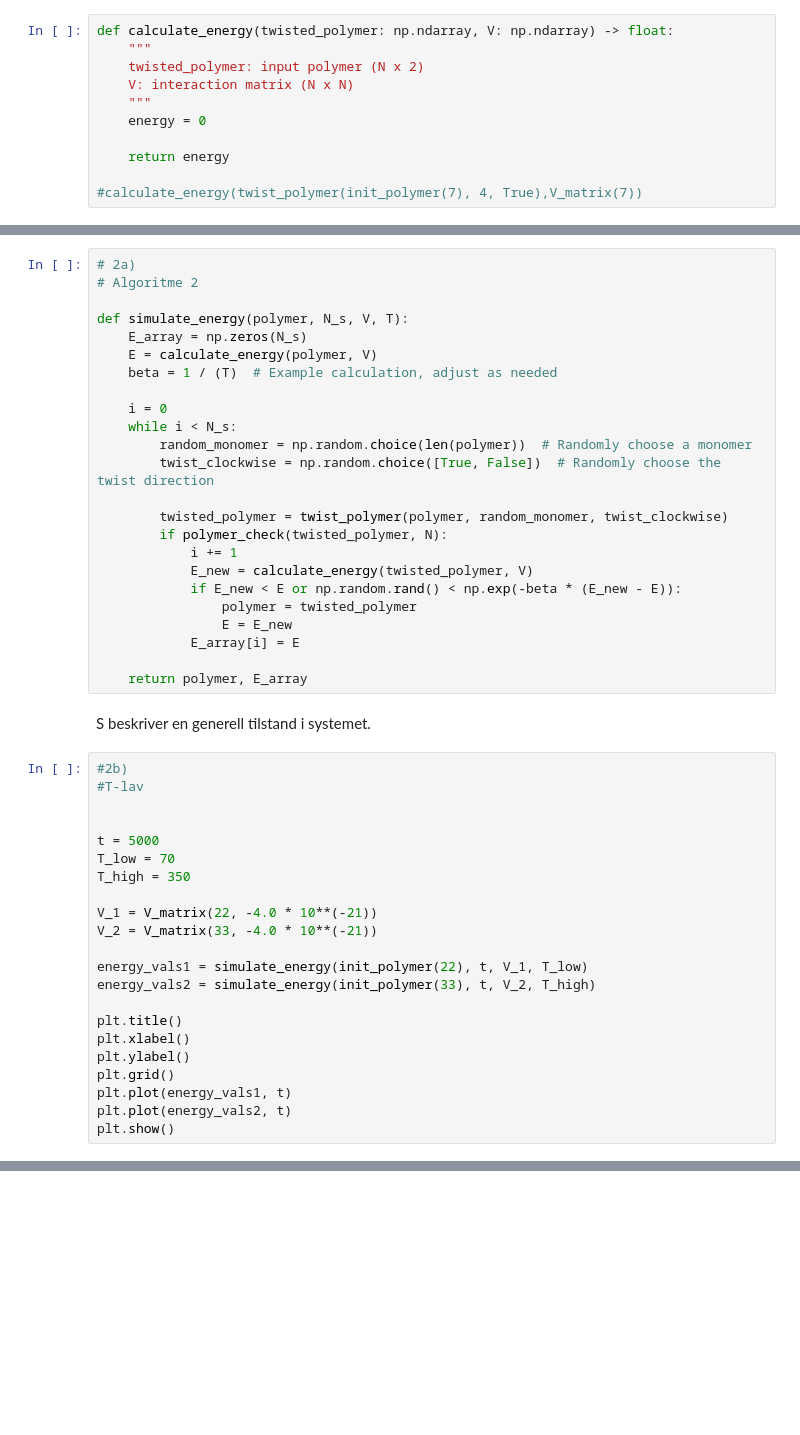
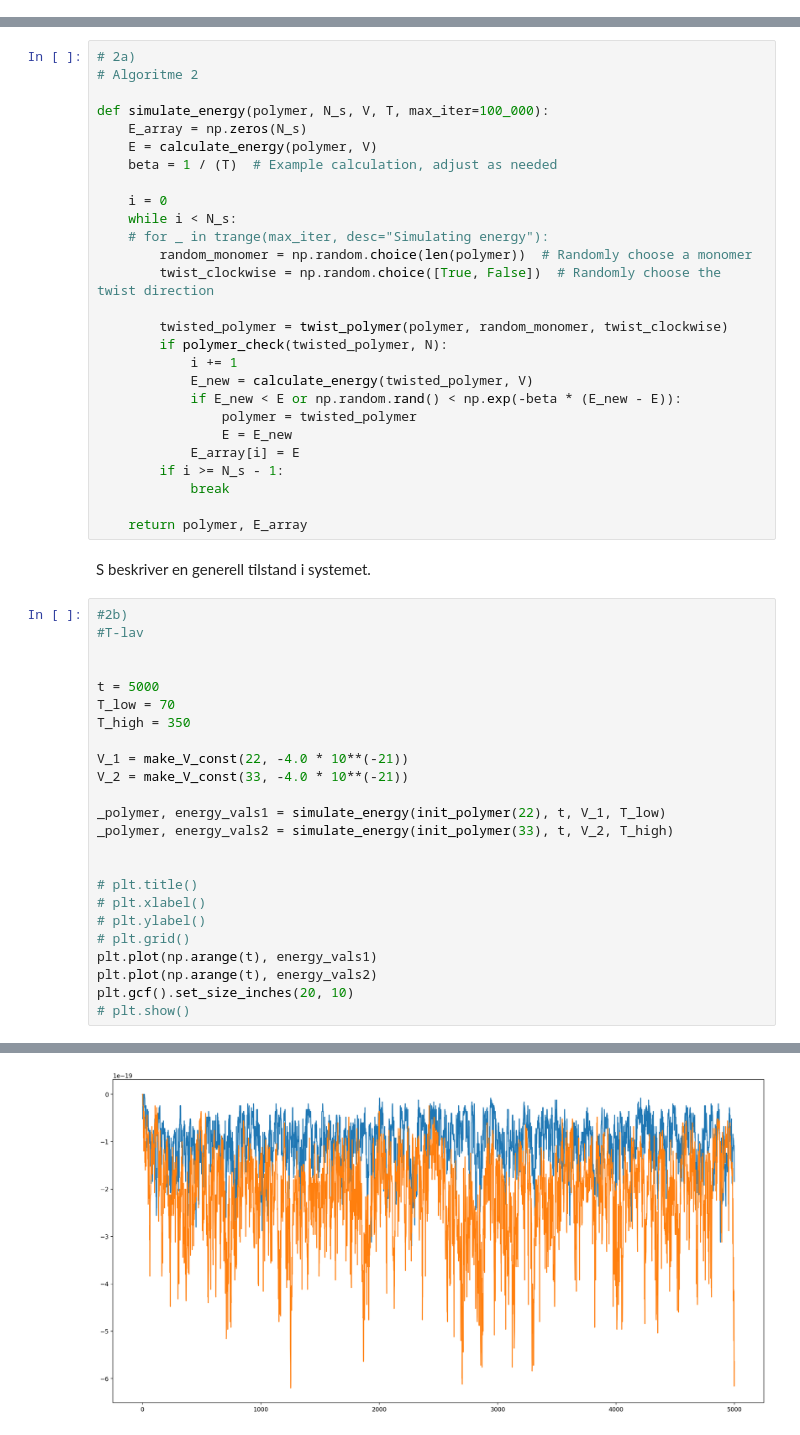
Before and after one commit to hannaroed/Vitber-bio, a Jupyter notebook: bio.ipynb, the cells around one changed output, grey strips where cells are left out. Cells and saved outputs as stored; diff of their text form; blank space fills up the shorter version.

```diff
--- a/bio.ipynb
+++ b/bio.ipynb
@@ -234,14 +258,3 @@ print(V_matrix(7, -10**(-21)))
  [-1.e-21 -1.e-21 -1.e-21  0.e+00  0.e+00  0.e+00 -1.e-21]
  [-1.e-21 -1.e-21 -1.e-21 -1.e-21  0.e+00  0.e+00  0.e+00]
  [-1.e-21 -1.e-21 -1.e-21 -1.e-21 -1.e-21  0.e+00  0.e+00]]
-# %%
-def calculate_energy(twisted_polymer: np.ndarray, V: np.ndarray) -> float:
-    """
-    twisted_polymer: input polymer (N x 2)
-    V: interaction matrix (N x N)
-    """
-    energy = 0
-
-    return energy
-
-#calculate_energy(twist_polymer(init_polymer(7), 4, True),V_matrix(7))
@@ -249,13 +289,14 @@ def calculate_energy(twisted_polymer: np.ndarray, V: np.ndarray) -> float:
 # 2a)
 # Algoritme 2
 
-def simulate_energy(polymer, N_s, V, T):
+def simulate_energy(polymer, N_s, V, T, max_iter=100_000):
     E_array = np.zeros(N_s)
     E = calculate_energy(polymer, V)
     beta = 1 / (T)  # Example calculation, adjust as needed
 
     i = 0
     while i < N_s:
+    # for _ in trange(max_iter, desc="Simulating energy"):
         random_monomer = np.random.choice(len(polymer))  # Randomly choose a monomer
         twist_clockwise = np.random.choice([True, False])  # Randomly choose the twist direction
 
@@ -267,6 +308,8 @@ def simulate_energy(polymer, N_s, V, T):
                 polymer = twisted_polymer
                 E = E_new
             E_array[i] = E
+        if i >= N_s - 1:
+            break
 
     return polymer, E_array
 # %% [markdown]
@@ -280,17 +323,19 @@ t = 5000
 T_low = 70
 T_high = 350
 
-V_1 = V_matrix(22, -4.0 * 10**(-21))
-V_2 = V_matrix(33, -4.0 * 10**(-21))
+V_1 = make_V_const(22, -4.0 * 10**(-21))
+V_2 = make_V_const(33, -4.0 * 10**(-21))
 
-energy_vals1 = simulate_energy(init_polymer(22), t, V_1, T_low)
-energy_vals2 = simulate_energy(init_polymer(33), t, V_2, T_high)
+_polymer, energy_vals1 = simulate_energy(init_polymer(22), t, V_1, T_low)
+_polymer, energy_vals2 = simulate_energy(init_polymer(33), t, V_2, T_high)
 
-plt.title()
-plt.xlabel()
-plt.ylabel()
-plt.grid()
-plt.plot(energy_vals1, t)
-plt.plot(energy_vals2, t)
-plt.show()
+
+# plt.title()
+# plt.xlabel()
+# plt.ylabel()
+# plt.grid()
+plt.plot(np.arange(t), energy_vals1)
+plt.plot(np.arange(t), energy_vals2)
+plt.gcf().set_size_inches(20, 10)
+# plt.show()
 # %% [output]
@@ -297,0 +342 @@ KeyboardInterrupt:
+[figure, added]
```
Also changed, not shown: parts of 7 cells of this notebook.
